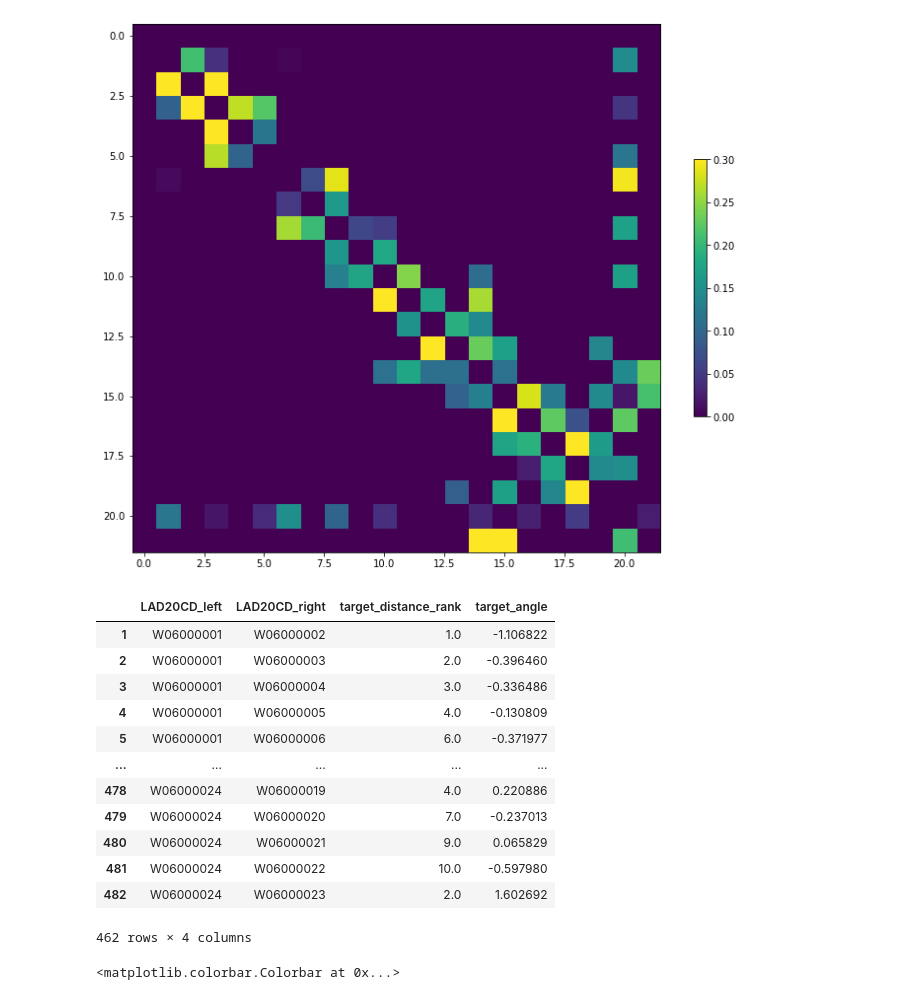
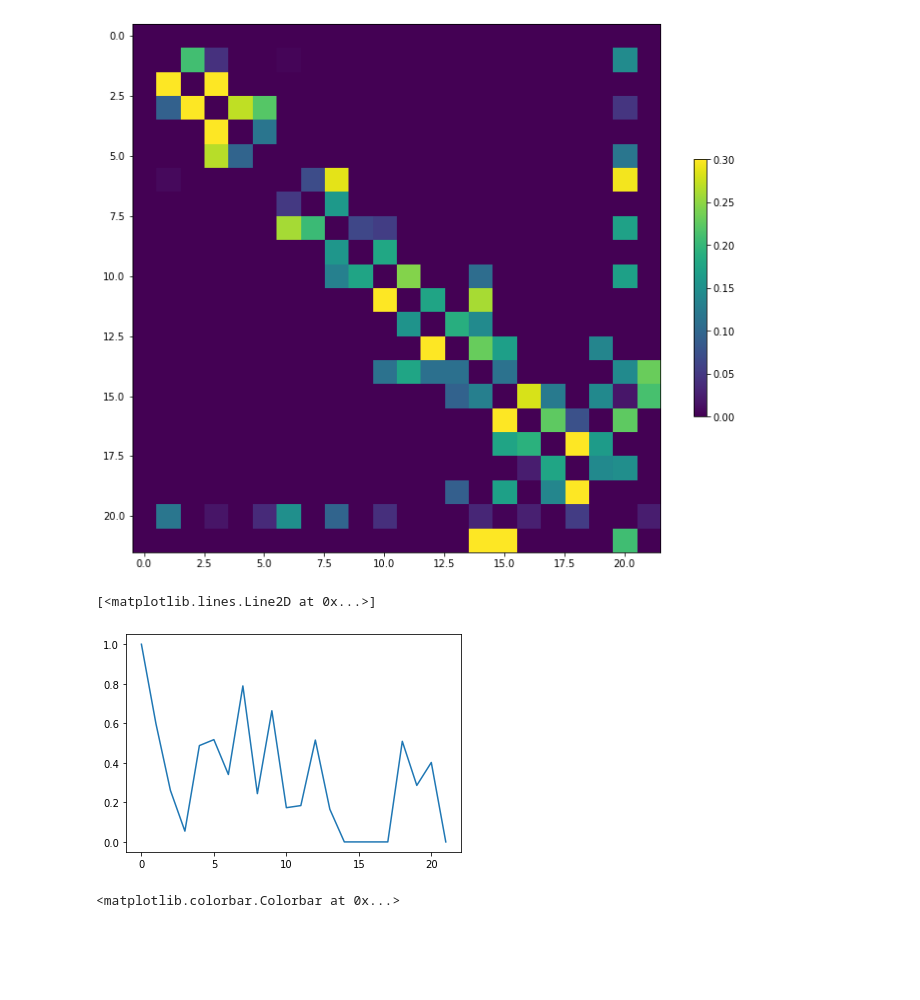
Before and after one commit to tompeterken-os/AutoCartogram, a Jupyter notebook: Vectorising.ipynb, the cells around one changed output. Drawn from its saved outputs; the diff is of its cells as text; code cells hidden in the pictures; blank space fills up the shorter version.

```diff
--- a/Vectorising.ipynb
+++ b/Vectorising.ipynb
@@ -94,6 +94,14 @@ plt.colorbar(im, shrink=0.4)
 # %% [output]
 <matplotlib.colorbar.Colorbar at 0x...>
 [figure]
+# %%
+coastline_fraction_vector = 1-np.sum(neighbours_array, axis=1)
+coastline_fraction_vector[coastline_fraction_vector<0.01] = 0
+# %%
+plt.plot(coastline_fraction_vector)
+# %% [output]
+[<matplotlib.lines.Line2D at 0x...>]
+[figure, added]
 # %%
 # Measure the distance between each pair of geometries
 
@@ -111,22 +119,6 @@ distance_ranking = crossjoin[['LAD20CD_left', 'LAD20CD_right', 'target_distance_
 
 distance_array = make_df_array(distance_ranking['LAD20CD_left'].values, distance_ranking['LAD20CD_right'], distance_ranking['target_distance_rank'].values)
 angle_array = make_df_array(distance_ranking['LAD20CD_left'].values, distance_ranking['LAD20CD_right'], distance_ranking['target_angle'].values)
-# %%
-distance_ranking
-# %% [output]
-|  | LAD20CD_left | LAD20CD_right | target_distance_rank | target_angle |
-| 1 | W06000001 | W06000002 | 1.0 | -1.106822 |
-| 2 | W06000001 | W06000003 | 2.0 | -0.396460 |
-| 3 | W06000001 | W06000004 | 3.0 | -0.336486 |
-| 4 | W06000001 | W06000005 | 4.0 | -0.130809 |
-| 5 | W06000001 | W06000006 | 6.0 | -0.371977 |
-| ... | ... | ... | ... | ... |
-| 478 | W06000024 | W06000019 | 4.0 | 0.220886 |
-| 479 | W06000024 | W06000020 | 7.0 | -0.237013 |
-| 480 | W06000024 | W06000021 | 9.0 | 0.065829 |
-| 481 | W06000024 | W06000022 | 10.0 | -0.597980 |
-| 482 | W06000024 | W06000023 | 2.0 | 1.602692 |
-462 rows × 4 columns
 # %%
 im = plt.imshow(angle_array, cmap='coolwarm')
 plt.colorbar(im)
```
Also changed, not shown: parts of 20 cells of this notebook.
